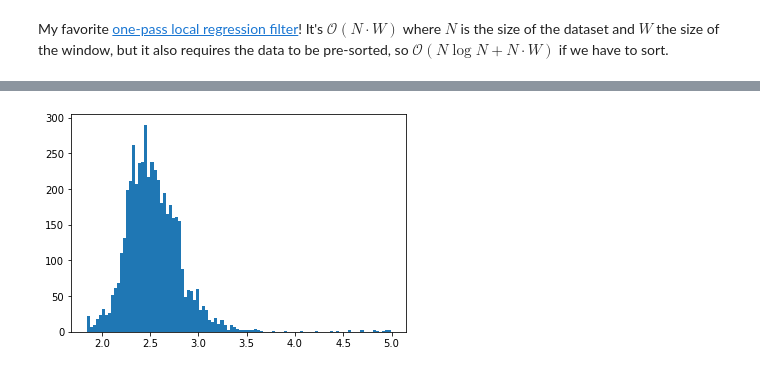
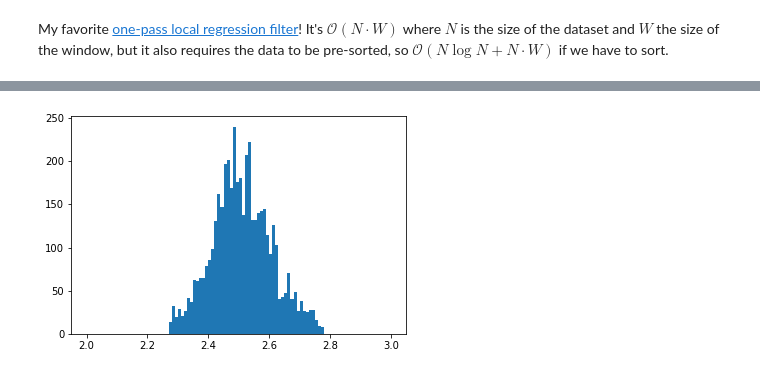
Before and after one commit to Princeton-Penn-Vents/princeton-penn-flowmeter, a Jupyter notebook: analysis/first-try.ipynb, the cells around one changed output, grey strips where cells are left out. Saved outputs shown, nothing was run; the diff lists cells and outputs as text; code cells hidden in the pictures.

```diff
--- a/analysis/first-try.ipynb
+++ b/analysis/first-try.ipynb
@@ -196,4 +196,4 @@ plt.plot(smoothed_flow[exhale], smoothed_dpressure[exhale], ".")
 # %%
-plt.hist(smoothed_flow[exhale]/smoothed_dpressure[exhale], bins=100);
+plt.hist(smoothed_flow[exhale]/smoothed_dpressure[exhale], bins=100, range=(2, 3));
 # %% [output]
-[figure, old version]
+[figure, new version]
```
Also changed, not shown: parts of 14 cells of this notebook, 1 other file.
